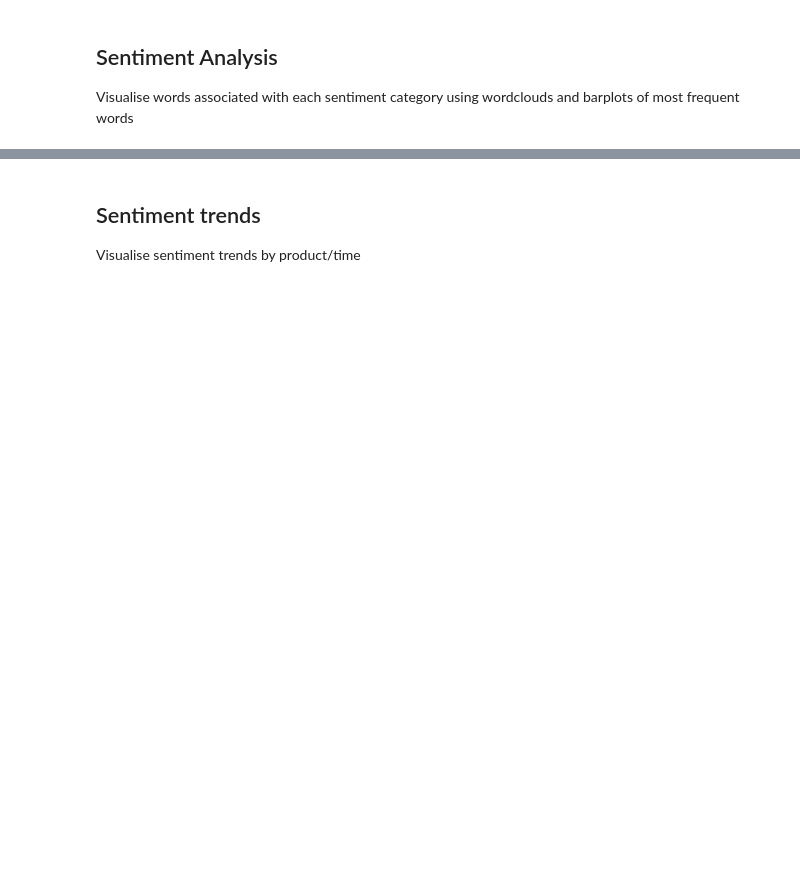
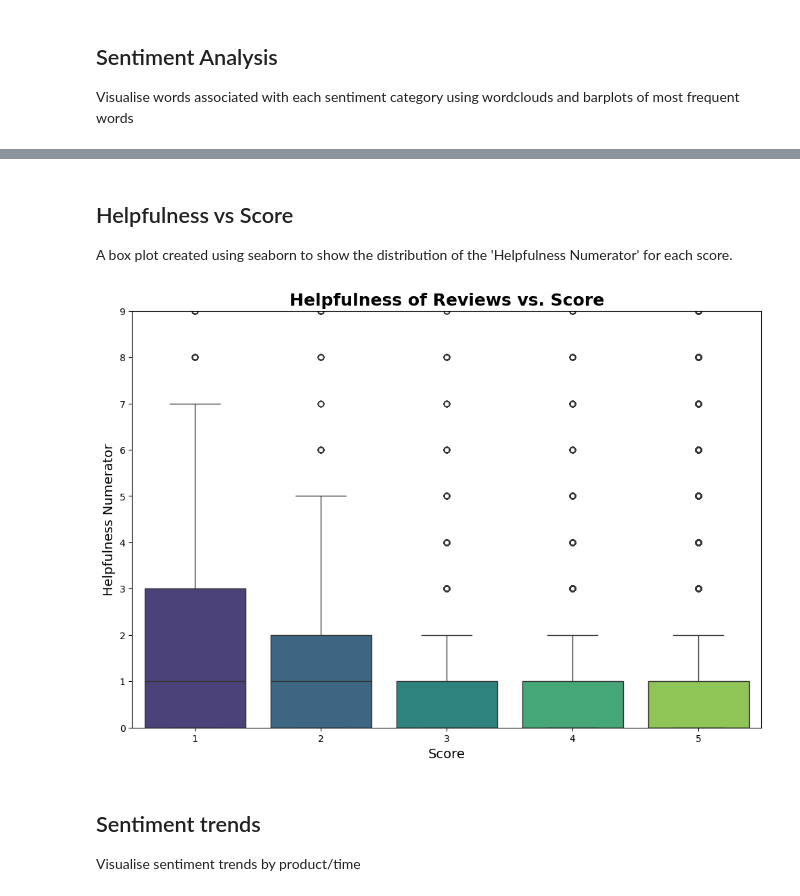
Before and after one commit to AmuKanda99/ci-hackathon-sentiment-analysis-of-product-reviews, a Jupyter notebook: jupyter_notebooks/2_amazon_product_review_EDA.ipynb, the cells around one changed output, grey strips where cells are left out. Saved outputs shown, nothing was run; the diff lists cells and outputs as text; code cells hidden in the pictures; blank space fills up the shorter version.

```diff
--- a/jupyter_notebooks/2_amazon_product_review_EDA.ipynb
+++ b/jupyter_notebooks/2_amazon_product_review_EDA.ipynb
@@ -33,3 +146,23 @@ Visualise words associated with each sentiment category using wordclouds and bar
+# %% [markdown]
+## Helpfulness vs Score
+
+A box plot created using seaborn to show the distribution of the 'Helpfulness Numerator' for each score.
+# %%
+
+plt.figure(figsize=(12, 8))
+sns.boxplot(x='Score', y='HelpfulnessNumerator', data=df, palette='viridis')
+
+plt.title('Helpfulness of Reviews vs. Score', fontsize=18, fontweight='bold')
+plt.xlabel('Score', fontsize=14)
+plt.ylabel('Helpfulness Numerator', fontsize=14)
+
+# Limit the y-axis for better visualisation due to extreme outliers
+# Limits it to the 98th percentile of the HelpfulnessNumerator
+plt.ylim(0, df['HelpfulnessNumerator'].quantile(0.97))
+
+plt.show()
+# %% [output]
+[figure, added]
 # %% [markdown]
 ## Sentiment trends
 
```
Also changed, not shown: parts of 7 cells of this notebook.
